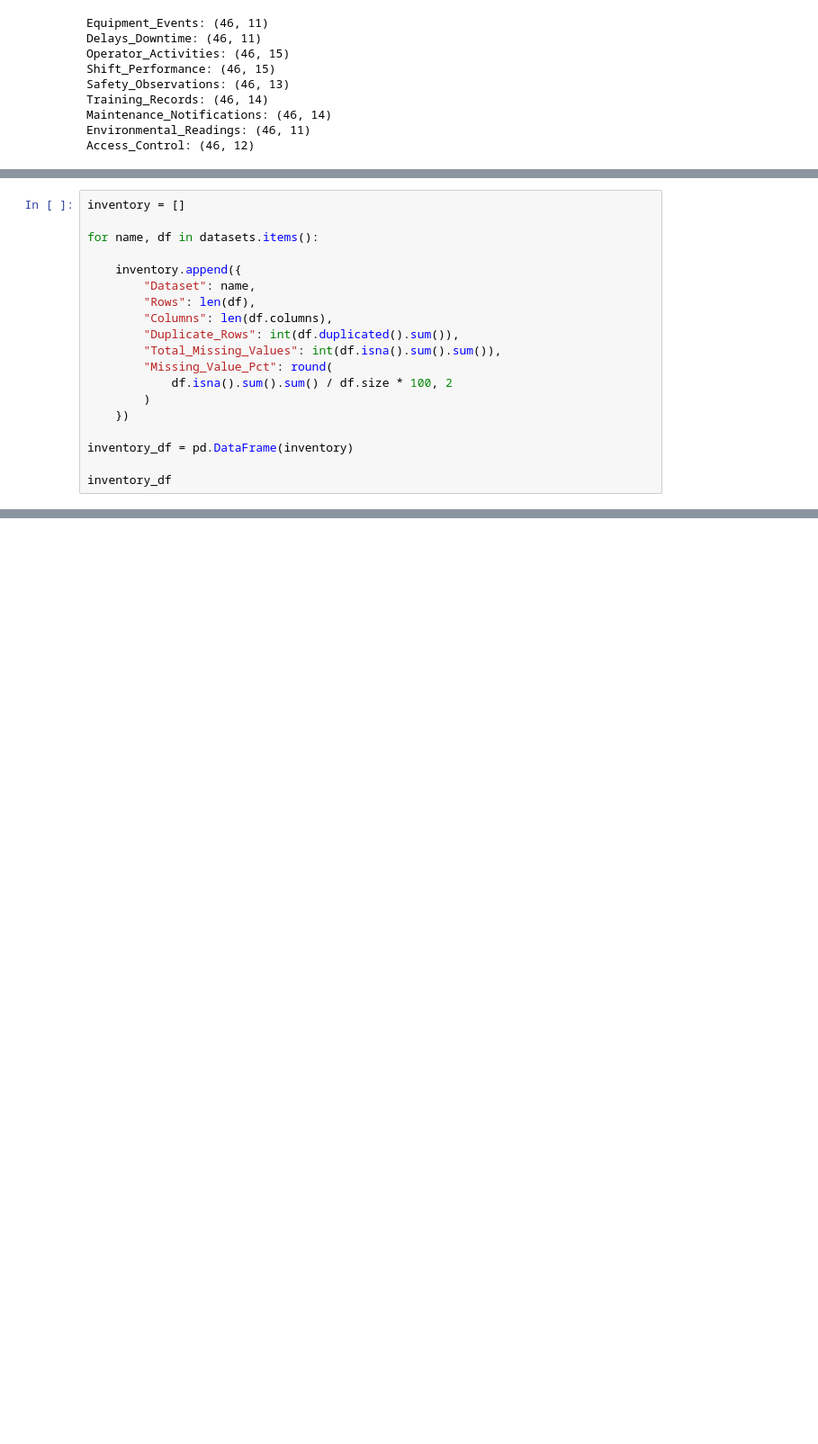
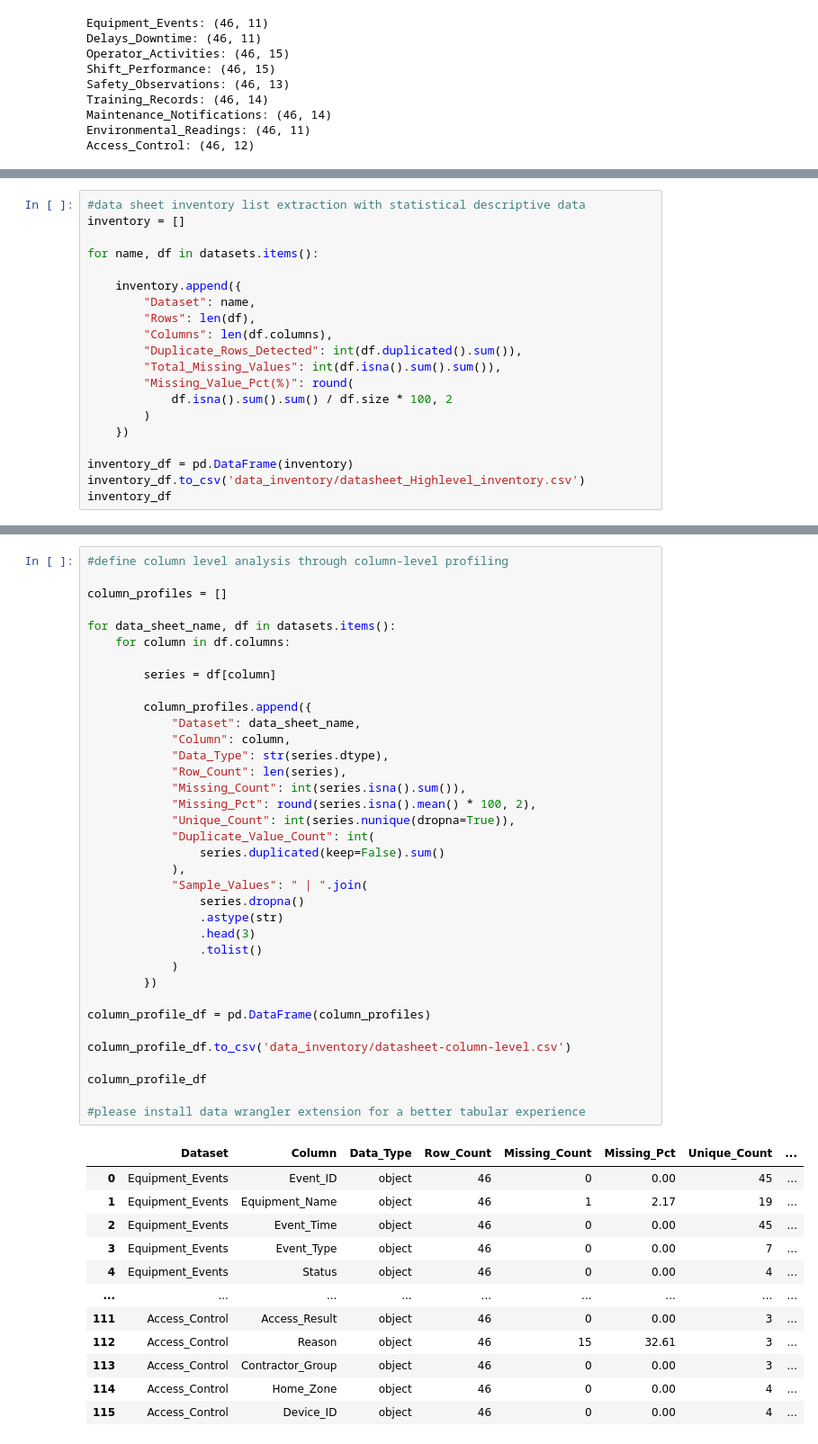
Before and after one commit to Shotza247/Operational_Data_modelig, a Jupyter notebook: Task_1_Package/data_extraction.ipynb, the cells around one changed output, grey strips where cells are left out. Shown at 90% size. Cells and saved outputs as stored; diff of their text form; blank space fills up the shorter version.

```diff
--- a/Task_1_Package/data_extraction.ipynb
+++ b/Task_1_Package/data_extraction.ipynb
@@ -56,4 +57,5 @@ Data extraction completed successfully. {'Equipment_Events': (46, 11), 'Delays_D
 # %%
+#data sheet inventory list extraction with statistical descriptive data
 inventory = []
 
 for name, df in datasets.items():
@@ -62,13 +64,13 @@ for name, df in datasets.items():
         "Dataset": name,
         "Rows": len(df),
         "Columns": len(df.columns),
-        "Duplicate_Rows": int(df.duplicated().sum()),
+        "Duplicate_Rows_Detected": int(df.duplicated().sum()),
         "Total_Missing_Values": int(df.isna().sum().sum()),
-        "Missing_Value_Pct": round(
+        "Missing_Value_Pct(%)": round(
             df.isna().sum().sum() / df.size * 100, 2
         )
     })
 
 inventory_df = pd.DataFrame(inventory)
-
+inventory_df.to_csv('data_inventory/datasheet_Highlevel_inventory.csv')
 inventory_df
@@ -74,0 +88,49 @@ inventory_df
+# %%
+#define column level analysis through column-level profiling
+
+column_profiles = []
+
+for data_sheet_name, df in datasets.items():
+    for column in df.columns:
+
+        series = df[column]
+
+        column_profiles.append({
+            "Dataset": data_sheet_name,
+            "Column": column,
+            "Data_Type": str(series.dtype),
+            "Row_Count": len(series),
+            "Missing_Count": int(series.isna().sum()),
+            "Missing_Pct": round(series.isna().mean() * 100, 2),
+            "Unique_Count": int(series.nunique(dropna=True)),
+            "Duplicate_Value_Count": int(
+                series.duplicated(keep=False).sum()
+            ),
+            "Sample_Values": " | ".join(
+                series.dropna()
+                .astype(str)
+                .head(3)
+                .tolist()
+            )
+        })
+
+column_profile_df = pd.DataFrame(column_profiles)
+
+column_profile_df.to_csv('data_inventory/datasheet-column-level.csv')
+
+column_profile_df
+
+#please install data wrangler extension for a better tabular experience
+# %% [output]
+|  | Dataset | Column | Data_Type | Row_Count | Missing_Count | Missing_Pct | Unique_Count | ... |
+| 0 | Equipment_Events | Event_ID | object | 46 | 0 | 0.00 | 45 | ... |
+| 1 | Equipment_Events | Equipment_Name | object | 46 | 1 | 2.17 | 19 | ... |
+| 2 | Equipment_Events | Event_Time | object | 46 | 0 | 0.00 | 45 | ... |
+| 3 | Equipment_Events | Event_Type | object | 46 | 0 | 0.00 | 7 | ... |
+| 4 | Equipment_Events | Status | object | 46 | 0 | 0.00 | 4 | ... |
+| ... | ... | ... | ... | ... | ... | ... | ... | ... |
+| 111 | Access_Control | Access_Result | object | 46 | 0 | 0.00 | 3 | ... |
+| 112 | Access_Control | Reason | object | 46 | 15 | 32.61 | 3 | ... |
+| 113 | Access_Control | Contractor_Group | object | 46 | 0 | 0.00 | 3 | ... |
+| 114 | Access_Control | Home_Zone | object | 46 | 0 | 0.00 | 4 | ... |
+| 115 | Access_Control | Device_ID | object | 46 | 0 | 0.00 | 4 | ... |
```
Also changed, not shown: parts of 19 cells of this notebook, 14 other files.
